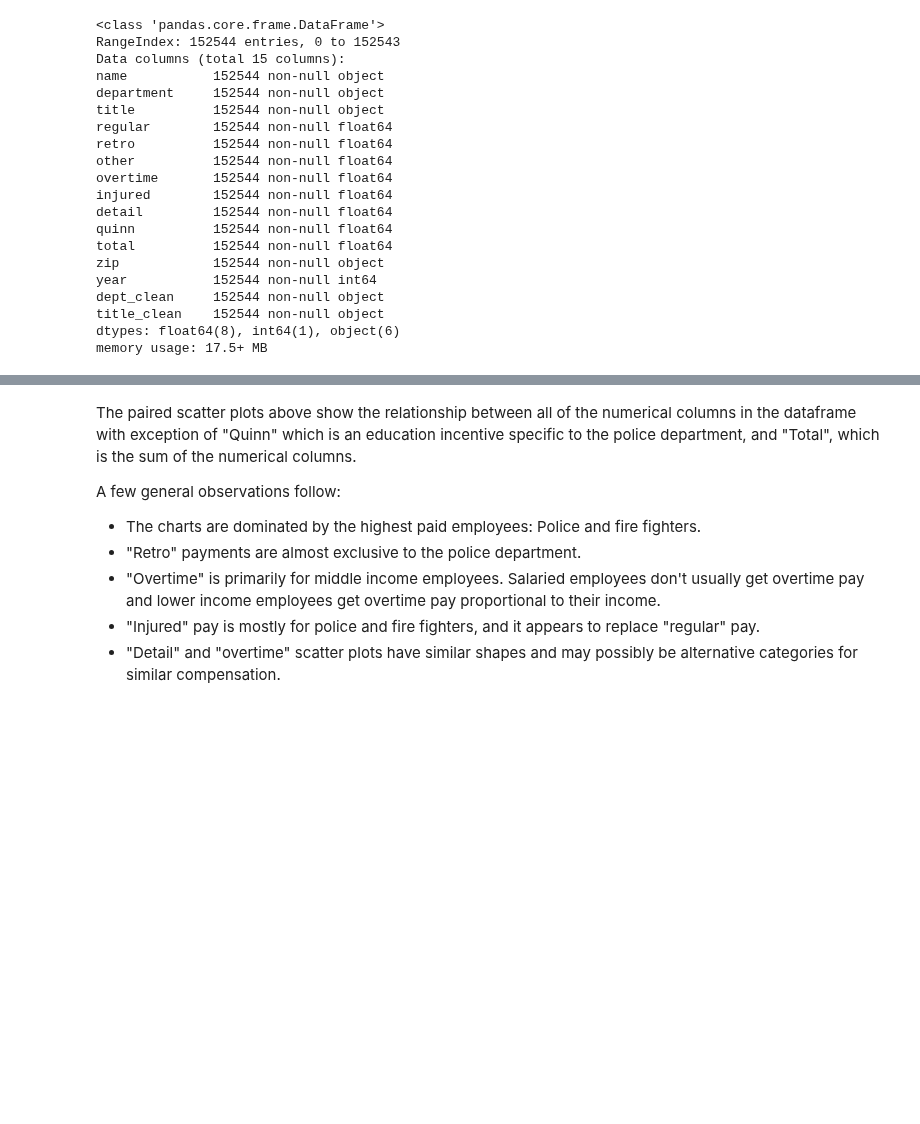
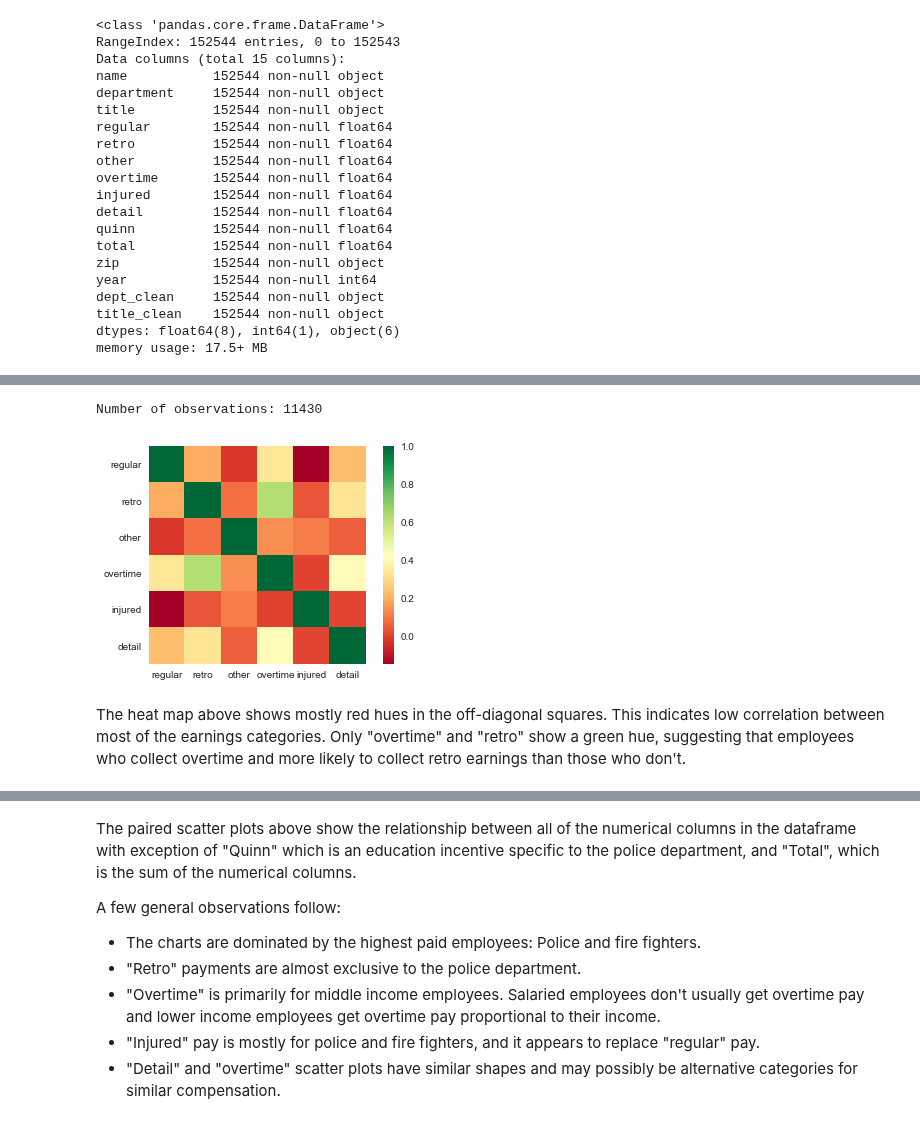
Before and after one commit to Turanga1/Springboard_DataScience, a Jupyter notebook: Capstone 1 - Boston Earnings Report/boston_earnings_analysis.ipynb, the cells around one changed output, grey strips where cells are left out. Drawn from its saved outputs; the diff is of its cells as text; code cells hidden in the pictures; blank space fills up the shorter version.

```diff
--- a/Capstone 1 - Boston Earnings Report/boston_earnings_analysis.ipynb
+++ b/Capstone 1 - Boston Earnings Report/boston_earnings_analysis.ipynb
@@ -82,3 +72,21 @@ dept_clean     152544 non-null object
 title_clean    152544 non-null object
 dtypes: float64(8), int64(1), object(6)
 memory usage: 17.5+ MB
+# %%
+# get top 10 titles by number of employees
+
+titles_top10 = earnings\
+                .groupby('title_clean')\
+                .agg('size')\
+                .sort_values(ascending=False)\
+                .index[:10]
+
+# get top 10 departments by number of employees
+
+departments_top10 = earnings\
+                .groupby('dept_clean')\
+                .agg('size')\
+                .sort_values(ascending=False)\
+                .index[:10]
+print(titles_top10)
+print(departments_top10)
@@ -84,0 +101,24 @@ memory usage: 17.5+ MB
+# %%
+# top 10 jobs in 2017
+top10 = earnings[earnings['title_clean'].isin(titles_top10) & (earnings.year == 2017)]
+print('Number of observations:', top10.shape[0])
+# %% [output]
+Number of observations: 11430
+# %%
+# data for linear regression:
+
+# remove non-numeric columns as well as "total" and "quinn"
+X_lm = top10.drop(['name', 'department', 'title', 'quinn', 'total', 'zip', 'year', 'title_clean', 'dept_clean'], axis=1)
+
+y_lm = top10['total']
+
+# split into training and test datasets
+X_lm_train, X_lm_test, y_lm_train, y_lm_test = train_test_split(X_lm, y_lm, test_size=0.2, random_state=26)
+# %%
+# heat map for identification of correlated data
+sns.heatmap(X_lm.corr(), square=True, cmap='RdYlGn')
+plt.show()
+# %% [output]
+[figure, added]
+# %% [markdown]
+The heat map above shows mostly red hues in the off-diagonal squares. This indicates low correlation between most of the earnings categories. Only "overtime" and "retro" show a green hue, suggesting that employees who collect overtime and more likely to collect retro earnings than those who don't.
```
Also changed, not shown: parts of 63 cells of this notebook.
